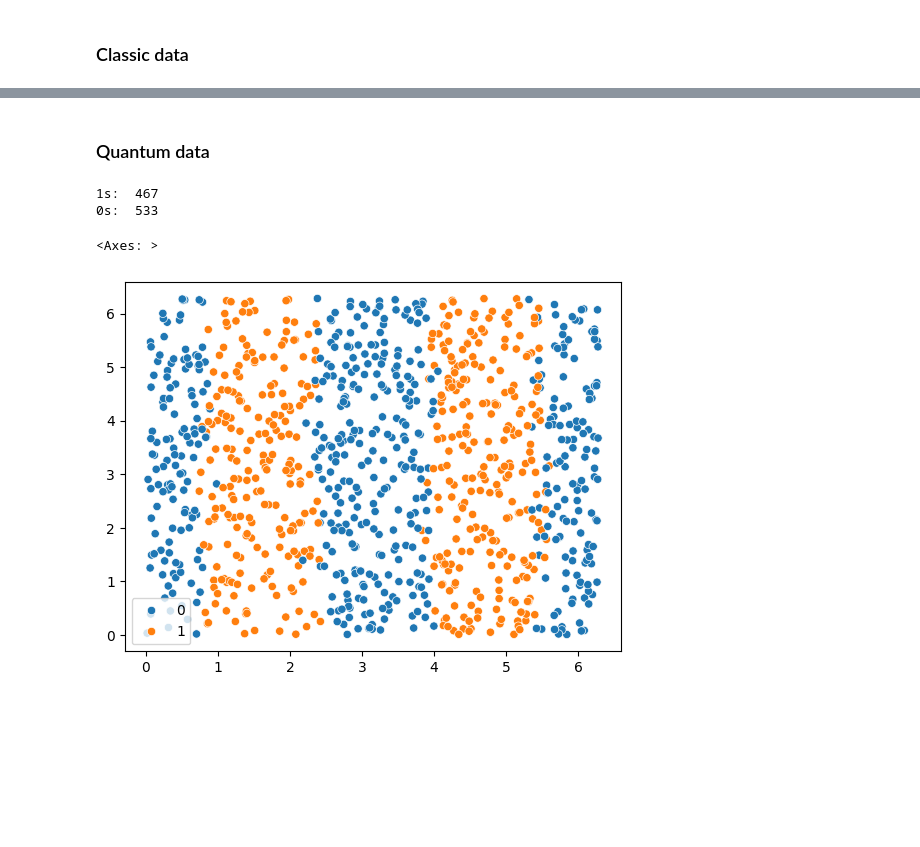
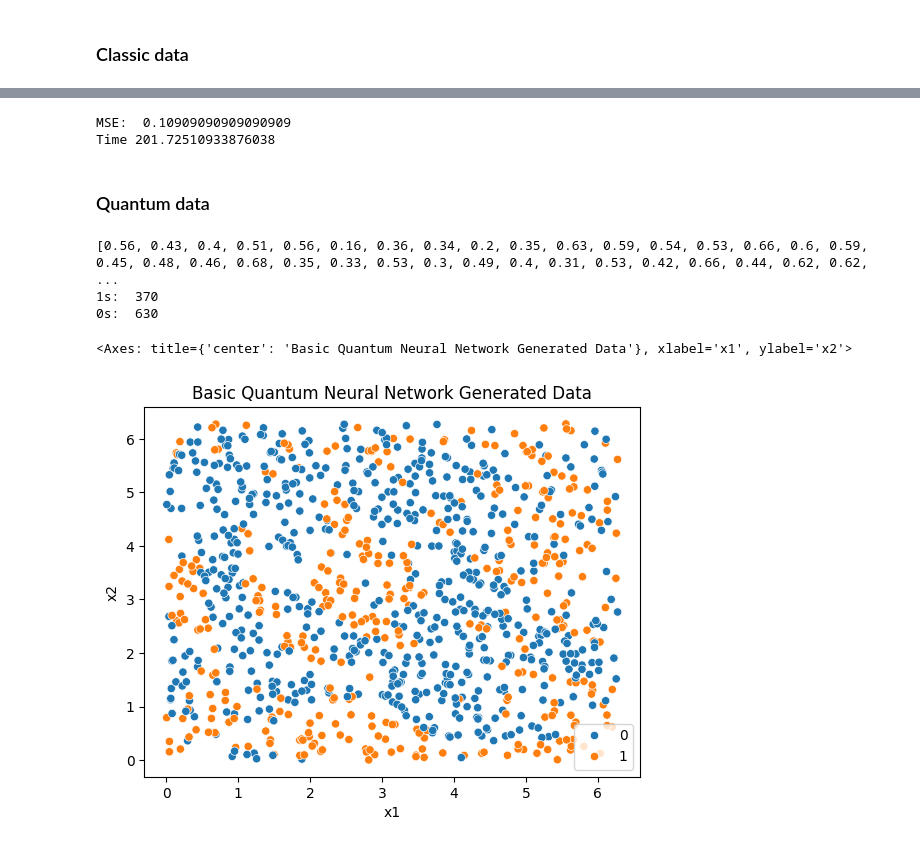
Before and after one commit to wvenemans/aQa-Final-Project, a Jupyter notebook: main.ipynb, the cells around one changed output, grey strips where cells are left out. Drawn from its saved outputs; the diff is of its cells as text; code cells hidden in the pictures; blank space fills up the shorter version.

```diff
--- a/main.ipynb
+++ b/main.ipynb
@@ -47,17 +40,13 @@ def buildQuantumModel(encoding: np.array, parameters: np.array, depth : int, n_q
     qubits = cirq.LineQubit.range(n_qubits)
 
     #encoding layer
-    #yield [cirq.rz(encoding[i])(qubits[i]) for i in range(n_qubits)]
     yield [cirq.ry(encoding[i])(qubits[i]) for i in range(n_qubits)]
     yield [cirq.rx(encoding[i])(qubits[i]) for i in range(n_qubits)]
-
-
 
     #variational layer
     for l in range(depth):
         for i in range(n_qubits):
             yield cirq.rx(parameters[i + l*n_qubits])(qubits[i])
-            yield cirq.ry(parameters[i + l*n_qubits])(qubits[i])
         for i in range(n_qubits-1):
             yield cirq.CZ(qubits[i], qubits[i+1])
 
@@ -91,11 +152,10 @@ def buildClassicalModel(depth : int , trainable : bool) -> tf.keras.Sequential:
 
     classicModel = tf.keras.Sequential()
 
-    initializer = tf.keras.initializers.RandomNormal(mean=0.0, stddev=10.0, seed=19)
     for l in range(depth):
-        classicModel.add(tf.keras.layers.Dense(n_qubits, activation='relu', kernel_initializer=initializer, trainable=trainable))
+        classicModel.add(tf.keras.layers.Dense(n_qubits, activation='leaky_relu', trainable=trainable))
 
-    classicModel.add(tf.keras.layers.Dense(1, activation='sigmoid', kernel_initializer=initializer, trainable=trainable))
+    classicModel.add(tf.keras.layers.Dense(1, activation='sigmoid', trainable=trainable))
 
     return classicModel
 
@@ -126,18 +184,16 @@ Feed into the untrained quantum neural network and the classical neural network.
 # %%
 dataClassicalModel.compile(optimizer='adam', loss='binary_crossentropy', metrics=['accuracy'])
 classicData = generateClassicSamples(1000)
+
 
 classicLabels = dataClassicalModel.predict(classicData)
 onelabel = zerolabel = 0
 
 for i in range(len(classicLabels)):
-    if classicLabels[i] > 0.5:
+    if classicLabels[i] > 0.498:
         classicLabels[i] = 1
         onelabel += 1
     else:
         classicLabels[i] = 0
         zerolabel += 1
-
-print("1s: ", onelabel)
-print("0s: ", zerolabel)
 # %% [output]
@@ -153,3 +333,40 @@ sns.scatterplot(x=classicData[:,0], y=classicData[:,1], hue=classicLabels.flatte
+# %%
+def calculateReuploadLoss(parameters : np.array, data: np.array, labels: np.array) -> float:
+
+
+    probs = [runReuploadCircuit(data[i,:], parameters) for i in range(len(data))]
+
+    for i in range(len(probs)):
+        if probs[i] > 0.5:
+            probs[i] = 1
+        else:
+            probs[i] = 0
+
+    return mse(labels, probs)
+
+
+cost = []
+
+
+def optimizeReupload(parameters : np.array) -> float:
+
+        singleCost = calculateReuploadLoss(parameters, X_train, y_train)
+        cost.append(singleCost)
+
+        return singleCost
+
+
+
+start = time.time()
+result = minimize(optimizeReupload, randomRotations, method='COBYLA', options={"maxiter": 50})
+predictedLabels = [runReuploadCircuit(X_test[i,:], result.x) for i in range(len(X_test))]
+predictedLabels = [1 if predictedLabels[i] > 0.5 else 0 for i in range(len(predictedLabels))]
+end = time.time()
+print("MSE: ", str(mse(y_test, predictedLabels)))
+print("Time", end - start)
+# %% [output]
+MSE:  0.10909090909090909
+Time 201.72510933876038
 # %% [markdown]
 ### Quantum data
 # %%
@@ -175,21 +392,23 @@ quantumLabels = [runCircuit(quantumData[i,:], randomRotations) for i in range(le
 onelabel = zerolabel = 0
 
 for i in range(len(quantumLabels)):
-    if quantumLabels[i] > 0.25:
+    if quantumLabels[i] > 0.5:
         quantumLabels[i] = 1
         onelabel += 1
     else:
         quantumLabels[i] = 0
         zerolabel += 1
-
-print("1s: ", onelabel)
-print("0s: ", zerolabel)
 # %% [output]
-1s:  467
-0s:  533
+[0.56, 0.43, 0.4, 0.51, 0.56, 0.16, 0.36, 0.34, 0.2, 0.35, 0.63, 0.59, 0.54, 0.53, 0.66, 0.6, 0.59, 0.45, 0.48, 0.46, 0.68, 0.35, 0.33, 0.53, 0.3, 0.49, 0.4, 0.31, 0.53, 0.42, 0.66, 0.44, 0.62, 0.62,  ...
+1s:  370
+0s:  630
 # %%
 fig, ax = plt.subplots()
+ax.set_title('Basic Quantum Neural Network Generated Data')
+ax.set_ylabel('x2')
+ax.set_xlabel('x1')
 sns.scatterplot(x=quantumData[:,0], y=quantumData[:,1], hue=quantumLabels, ax=ax)
+fig.savefig('figures/quantumData.png')
 # %% [output]
-<Axes: >
+<Axes: title={'center': 'Basic Quantum Neural Network Generated Data'}, xlabel='x1', ylabel='x2'>
-[figure, old version]
+[figure, new version]
```
Also changed, not shown: parts of 40 cells of this notebook.
